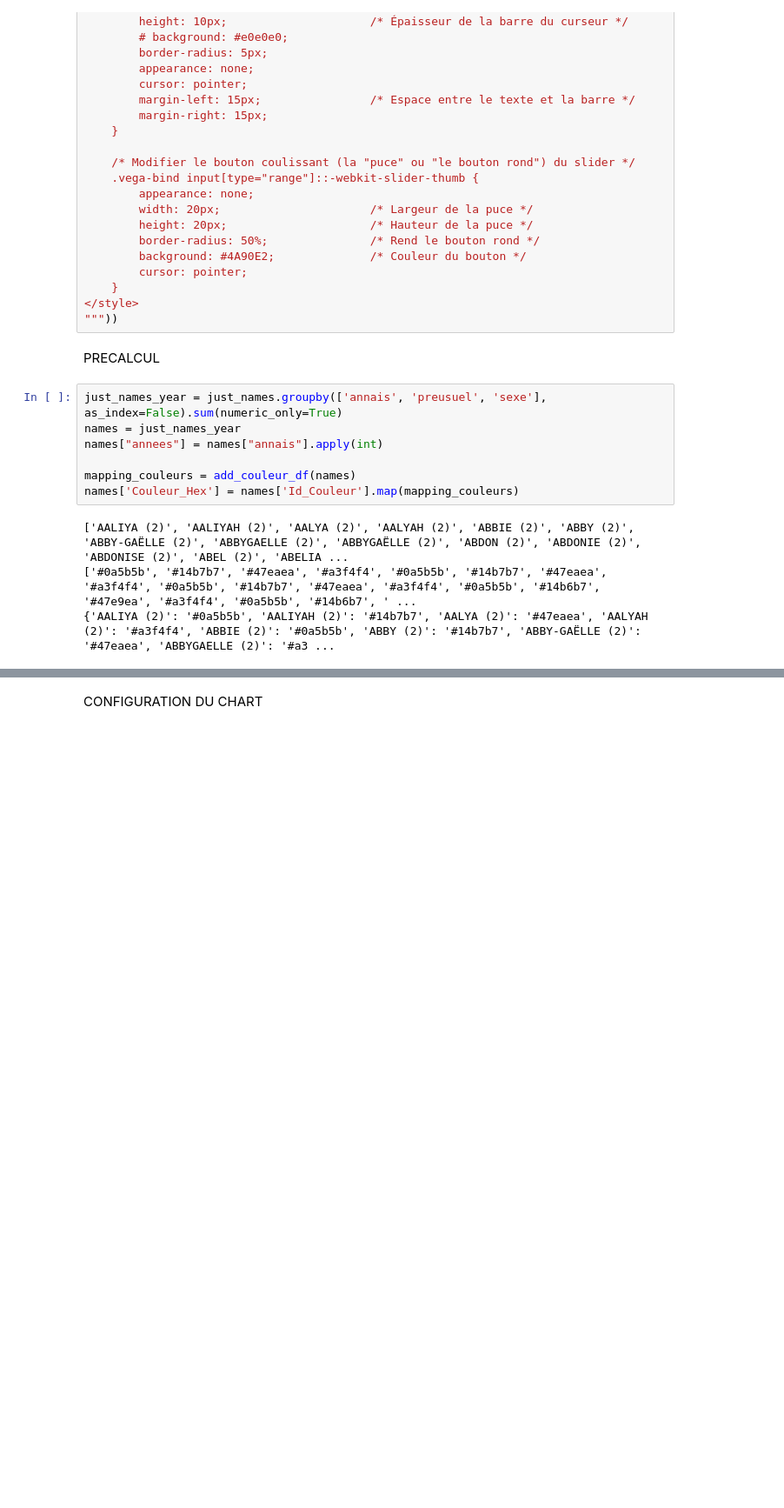
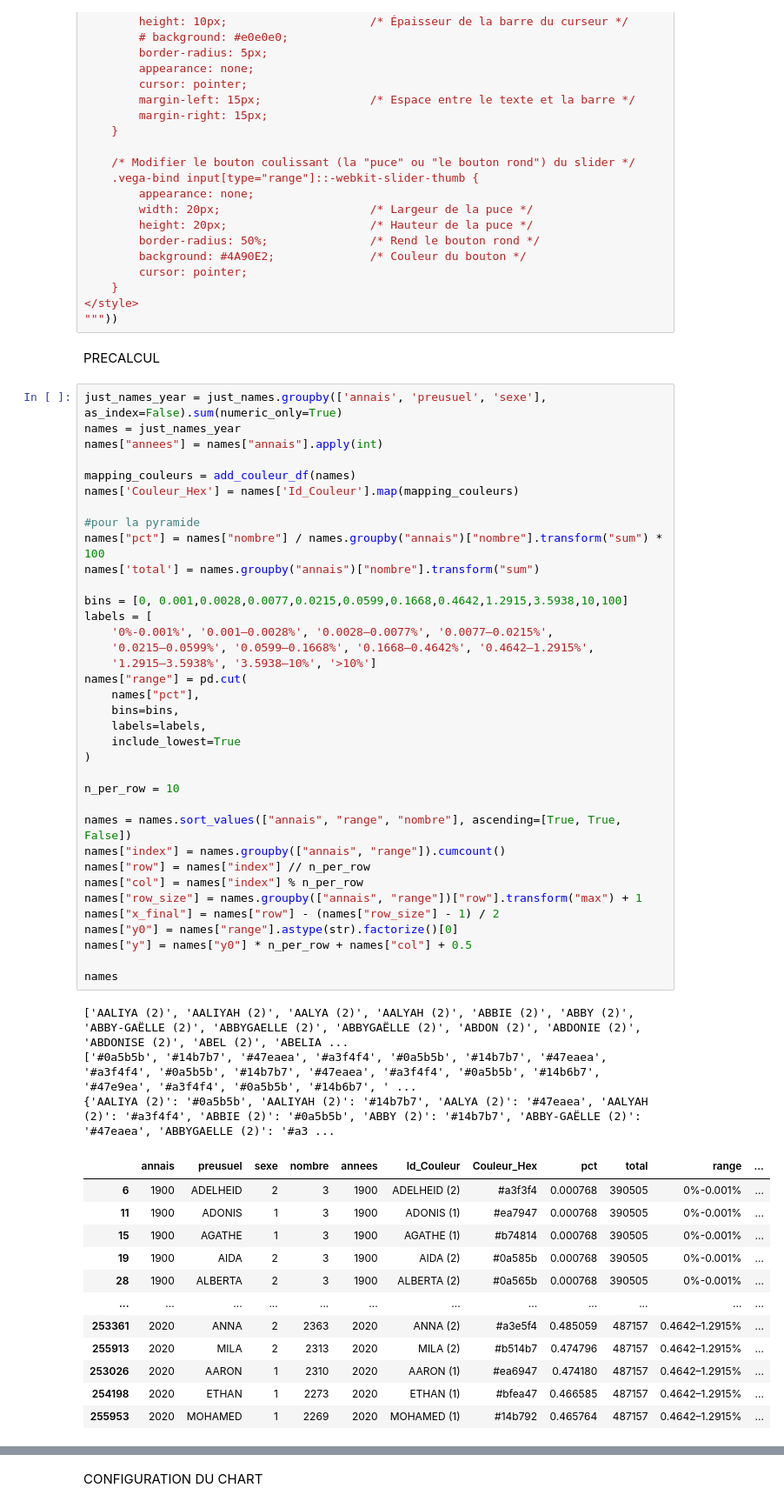
Before and after one commit to msenart/visualisation-for-babies, a Jupyter notebook: Visualisation 1/baby-names-tier-list.ipynb, the cells around one changed output, grey strips where cells are left out. Shown at 87% size. Cells and saved outputs as stored; diff of their text form; blank space fills up the shorter version.

Commit message:
Completion des graphiques pour la semaine 2

```diff
--- a/Visualisation 1/baby-names-tier-list.ipynb
+++ b/Visualisation 1/baby-names-tier-list.ipynb
@@ -106,11 +106,52 @@ PRECALCUL
 # %%
 just_names_year = just_names.groupby(['annais', 'preusuel', 'sexe'], as_index=False).sum(numeric_only=True)
 names = just_names_year
 names["annees"] = names["annais"].apply(int)
 
 mapping_couleurs = add_couleur_df(names)
 names['Couleur_Hex'] = names['Id_Couleur'].map(mapping_couleurs)
+
+#pour la pyramide
+names["pct"] = names["nombre"] / names.groupby("annais")["nombre"].transform("sum") * 100
+names['total'] = names.groupby("annais")["nombre"].transform("sum")
+
+bins = [0, 0.001,0.0028,0.0077,0.0215,0.0599,0.1668,0.4642,1.2915,3.5938,10,100]
+labels = [
+    '0%-0.001%', '0.001–0.0028%', '0.0028–0.0077%', '0.0077–0.0215%',
+    '0.0215–0.0599%', '0.0599–0.1668%', '0.1668–0.4642%', '0.4642–1.2915%',
+    '1.2915–3.5938%', '3.5938–10%', '>10%']
+names["range"] = pd.cut(
+    names["pct"],
+    bins=bins,
+    labels=labels,
+    include_lowest=True
+)
+
+n_per_row = 10
+
+names = names.sort_values(["annais", "range", "nombre"], ascending=[True, True, False])
+names["index"] = names.groupby(["annais", "range"]).cumcount()
+names["row"] = names["index"] // n_per_row
+names["col"] = names["index"] % n_per_row
+names["row_size"] = names.groupby(["annais", "range"])["row"].transform("max") + 1
+names["x_final"] = names["row"] - (names["row_size"] - 1) / 2
+names["y0"] = names["range"].astype(str).factorize()[0]
+names["y"] = names["y0"] * n_per_row + names["col"] + 0.5
+
+names
 # %% [output]
 ['AALIYA (2)', 'AALIYAH (2)', 'AALYA (2)', 'AALYAH (2)', 'ABBIE (2)', 'ABBY (2)', 'ABBY-GAËLLE (2)', 'ABBYGAELLE (2)', 'ABBYGAËLLE (2)', 'ABDON (2)', 'ABDONIE (2)', 'ABDONISE (2)', 'ABEL (2)', 'ABELIA ...
 ['#0a5b5b', '#14b7b7', '#47eaea', '#a3f4f4', '#0a5b5b', '#14b7b7', '#47eaea', '#a3f4f4', '#0a5b5b', '#14b7b7', '#47eaea', '#a3f4f4', '#0a5b5b', '#14b6b7', '#47e9ea', '#a3f4f4', '#0a5b5b', '#14b6b7', ' ...
 {'AALIYA (2)': '#0a5b5b', 'AALIYAH (2)': '#14b7b7', 'AALYA (2)': '#47eaea', 'AALYAH (2)': '#a3f4f4', 'ABBIE (2)': '#0a5b5b', 'ABBY (2)': '#14b7b7', 'ABBY-GAËLLE (2)': '#47eaea', 'ABBYGAELLE (2)': '#a3 ...
+|  | annais | preusuel | sexe | nombre | annees | Id_Couleur | Couleur_Hex | pct | total | range | ... |
+| 6 | 1900 | ADELHEID | 2 | 3 | 1900 | ADELHEID (2) | #a3f3f4 | 0.000768 | 390505 | 0%-0.001% | ... |
+| 11 | 1900 | ADONIS | 1 | 3 | 1900 | ADONIS (1) | #ea7947 | 0.000768 | 390505 | 0%-0.001% | ... |
+| 15 | 1900 | AGATHE | 1 | 3 | 1900 | AGATHE (1) | #b74814 | 0.000768 | 390505 | 0%-0.001% | ... |
+| 19 | 1900 | AIDA | 2 | 3 | 1900 | AIDA (2) | #0a585b | 0.000768 | 390505 | 0%-0.001% | ... |
+| 28 | 1900 | ALBERTA | 2 | 3 | 1900 | ALBERTA (2) | #0a565b | 0.000768 | 390505 | 0%-0.001% | ... |
+| ... | ... | ... | ... | ... | ... | ... | ... | ... | ... | ... | ... |
+| 253361 | 2020 | ANNA | 2 | 2363 | 2020 | ANNA (2) | #a3e5f4 | 0.485059 | 487157 | 0.4642–1.2915% | ... |
+| 255913 | 2020 | MILA | 2 | 2313 | 2020 | MILA (2) | #b514b7 | 0.474796 | 487157 | 0.4642–1.2915% | ... |
+| 253026 | 2020 | AARON | 1 | 2310 | 2020 | AARON (1) | #ea6947 | 0.474180 | 487157 | 0.4642–1.2915% | ... |
+| 254198 | 2020 | ETHAN | 1 | 2273 | 2020 | ETHAN (1) | #bfea47 | 0.466585 | 487157 | 0.4642–1.2915% | ... |
+| 255953 | 2020 | MOHAMED | 1 | 2269 | 2020 | MOHAMED (1) | #14b792 | 0.465764 | 487157 | 0.4642–1.2915% | ... |
```
Also changed, not shown: parts of 3 cells of this notebook.
